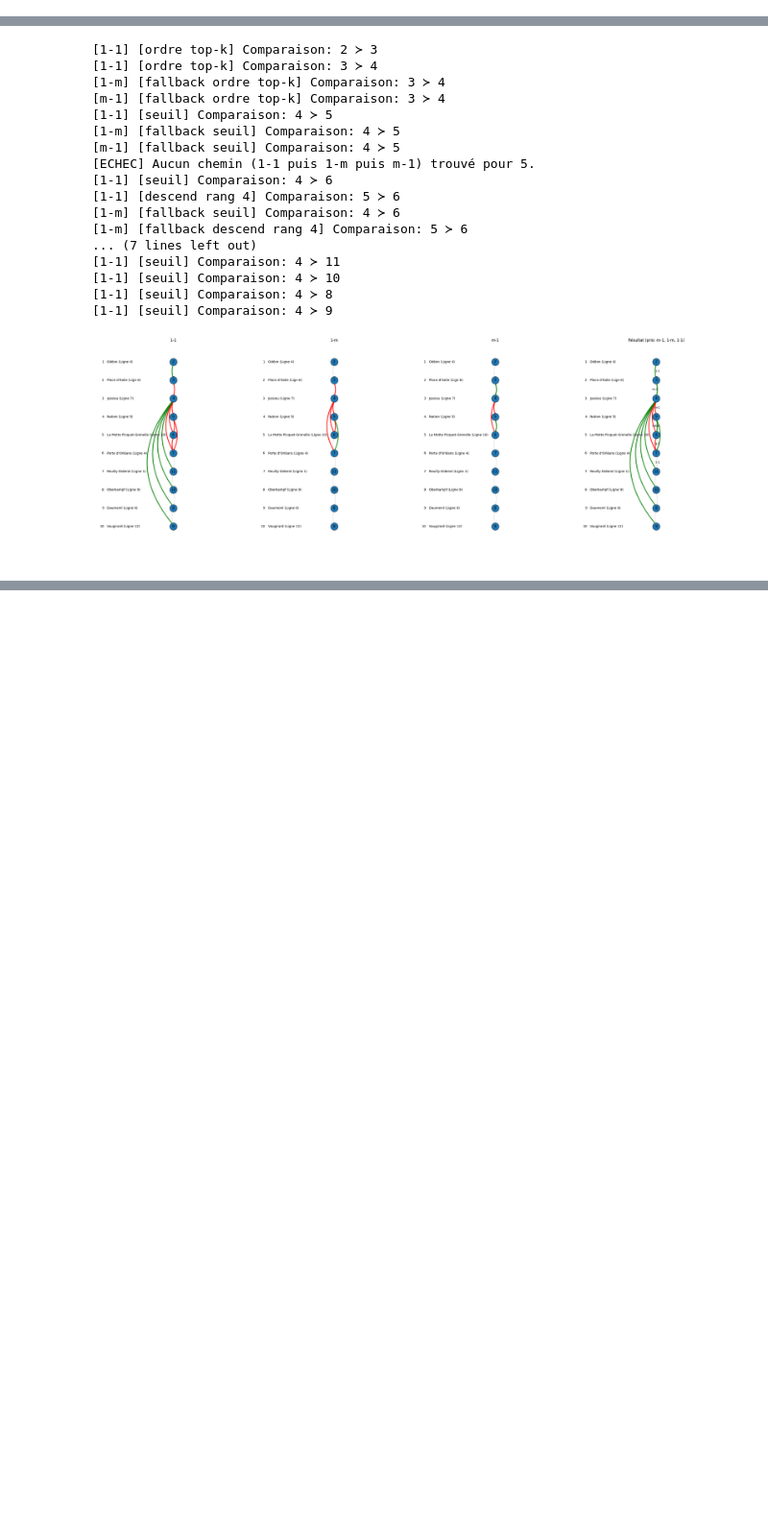
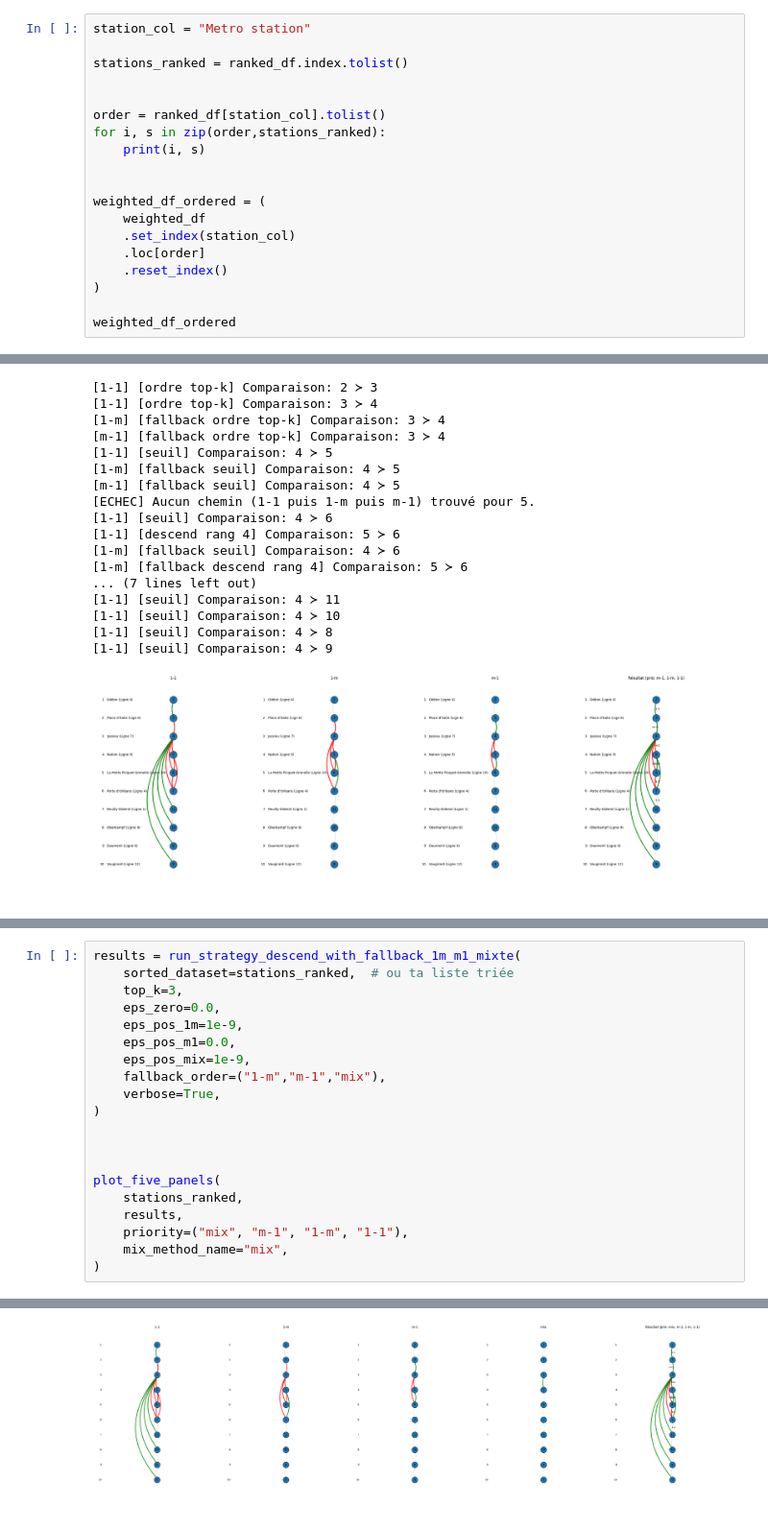
Before and after one commit to KarinaMusina44/SDP-optim, a Jupyter notebook: Projet_SDP_datasets.ipynb, the cells around one changed output, grey strips where cells are left out. Shown at 96% size. Drawn from its saved outputs; the diff is of its cells as text; blank space fills up the shorter version.

```diff
--- a/Projet_SDP_datasets.ipynb
+++ b/Projet_SDP_datasets.ipynb
@@ -98,3 +121,22 @@ top3
 | 2 | Odéon (Ligne 4) | 85000 | 8100 | 35500 | 3450 | ... |
 | 3 | Place d'Italie (Lign 6) | 81000 | 8100 | 37500 | 3150 | ... |
 | 4 | Jussieu (Ligne 7) | 74000 | 8900 | 37000 | 4050 | ... |
+# %%
+station_col = "Metro station"
+
+stations_ranked = ranked_df.index.tolist()
+
+
+order = ranked_df[station_col].tolist()
+for i, s in zip(order,stations_ranked):
+    print(i, s)
+
+
+weighted_df_ordered = (
+    weighted_df
+    .set_index(station_col)
+    .loc[order]
+    .reset_index()
+)
+
+weighted_df_ordered
@@ -1447,0 +1719,21 @@ plot_four_panels(
+# %%
+results = run_strategy_descend_with_fallback_1m_m1_mixte(
+    sorted_dataset=stations_ranked,  # ou ta liste triée
+    top_k=3,
+    eps_zero=0.0,
+    eps_pos_1m=1e-9,
+    eps_pos_m1=0.0,
+    eps_pos_mix=1e-9,
+    fallback_order=("1-m","m-1","mix"),
+    verbose=True,
+)
+
+
+
+plot_five_panels(
+    stations_ranked,
+    results,
+    priority=("mix", "m-1", "1-m", "1-1"),
+    mix_method_name="mix",
+)
+# %% [output]
@@ -1447,0 +1757 @@ plot_four_panels(
+[figure, added]
```
Also changed, not shown: parts of 8 cells of this notebook.
